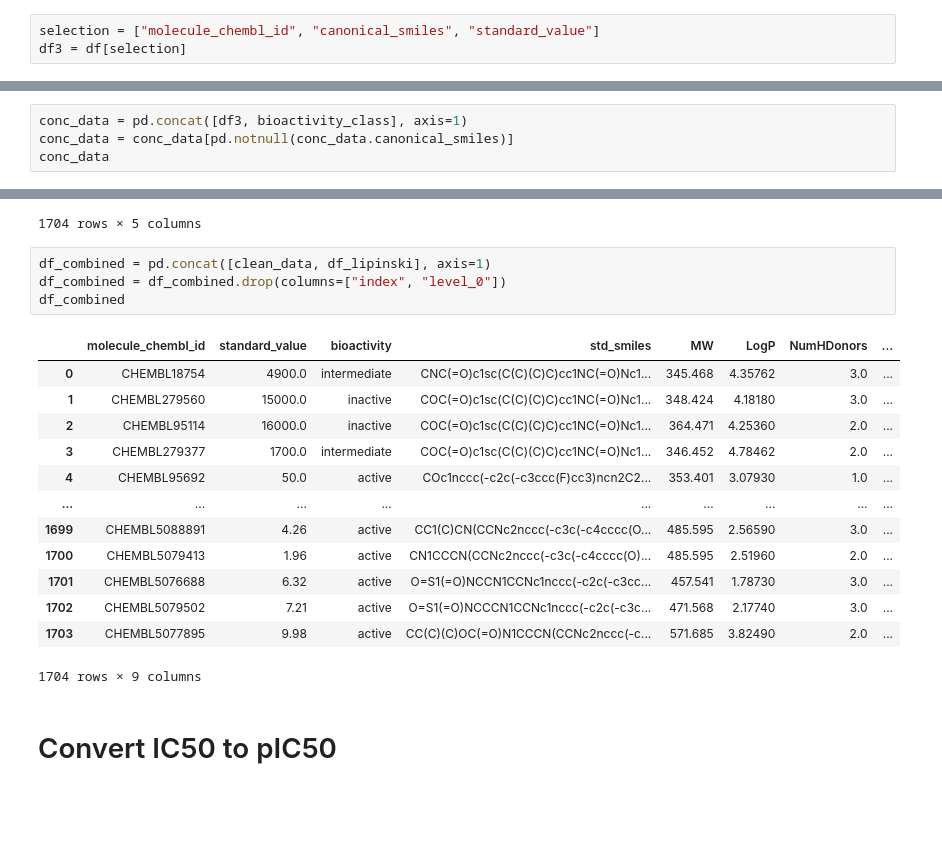
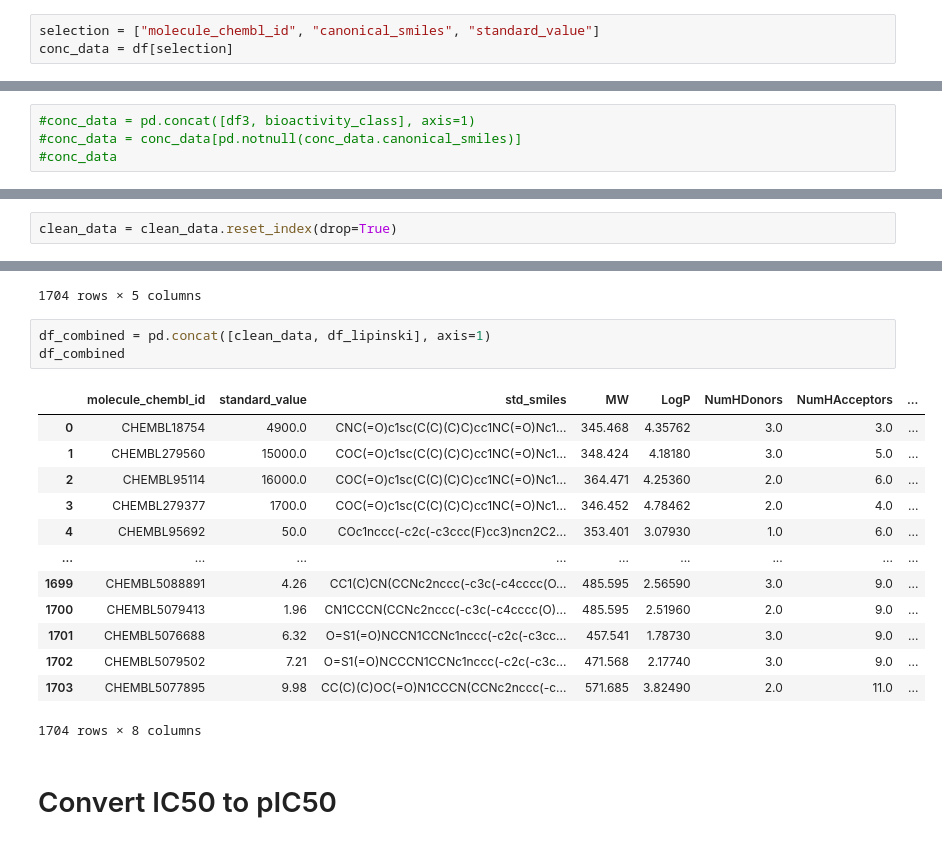
Before and after one commit to xelothi/ML-for-kinase-inhibitors-development, a Jupyter notebook: CRAF_data_preprocessing_and_EDA(.ipynb, the cells around one changed output, grey strips where cells are left out. Saved outputs shown, nothing was run; the diff lists cells and outputs as text; blank space fills up the shorter version.

```diff
--- a/CRAF_data_preprocessing_and_EDA(.ipynb
+++ b/CRAF_data_preprocessing_and_EDA(.ipynb
@@ -111,5 +113,5 @@ df2
 #  Data pre-processing of the bioactivity data
 # %%
 selection = ["molecule_chembl_id", "canonical_smiles", "standard_value"]
-df3 = df[selection]
+conc_data = df[selection]
 # %%
@@ -133,4 +122,4 @@ Name: bioactivity, Length: 1905, dtype: object
 # %%
-conc_data = pd.concat([df3, bioactivity_class], axis=1)
-conc_data = conc_data[pd.notnull(conc_data.canonical_smiles)]
-conc_data
+#conc_data = pd.concat([df3, bioactivity_class], axis=1)
+#conc_data = conc_data[pd.notnull(conc_data.canonical_smiles)]
+#conc_data
@@ -313,3 +272,5 @@ clean_data.drop(columns=["index", "level_0"])
+# %%
+clean_data = clean_data.reset_index(drop=True)
 # %%
 #def pains_remover(smi):
 #  clean = []
@@ -384,22 +343,21 @@ df_lipinski
 1704 rows × 5 columns
 # %%
 df_combined = pd.concat([clean_data, df_lipinski], axis=1)
-df_combined = df_combined.drop(columns=["index", "level_0"])
 df_combined
 # %% [output]
-|  | molecule_chembl_id | standard_value | bioactivity | std_smiles | MW | LogP | NumHDonors | ... |
-| 0 | CHEMBL18754 | 4900.0 | intermediate | CNC(=O)c1sc(C(C)(C)C)cc1NC(=O)Nc1... | 345.468 | 4.35762 | 3.0 | ... |
-| 1 | CHEMBL279560 | 15000.0 | inactive | COC(=O)c1sc(C(C)(C)C)cc1NC(=O)Nc1... | 348.424 | 4.18180 | 3.0 | ... |
-| 2 | CHEMBL95114 | 16000.0 | inactive | COC(=O)c1sc(C(C)(C)C)cc1NC(=O)Nc1... | 364.471 | 4.25360 | 2.0 | ... |
-| 3 | CHEMBL279377 | 1700.0 | intermediate | COC(=O)c1sc(C(C)(C)C)cc1NC(=O)Nc1... | 346.452 | 4.78462 | 2.0 | ... |
-| 4 | CHEMBL95692 | 50.0 | active | COc1nccc(-c2c(-c3ccc(F)cc3)ncn2C2... | 353.401 | 3.07930 | 1.0 | ... |
+|  | molecule_chembl_id | standard_value | std_smiles | MW | LogP | NumHDonors | NumHAcceptors | ... |
+| 0 | CHEMBL18754 | 4900.0 | CNC(=O)c1sc(C(C)(C)C)cc1NC(=O)Nc1... | 345.468 | 4.35762 | 3.0 | 3.0 | ... |
+| 1 | CHEMBL279560 | 15000.0 | COC(=O)c1sc(C(C)(C)C)cc1NC(=O)Nc1... | 348.424 | 4.18180 | 3.0 | 5.0 | ... |
+| 2 | CHEMBL95114 | 16000.0 | COC(=O)c1sc(C(C)(C)C)cc1NC(=O)Nc1... | 364.471 | 4.25360 | 2.0 | 6.0 | ... |
+| 3 | CHEMBL279377 | 1700.0 | COC(=O)c1sc(C(C)(C)C)cc1NC(=O)Nc1... | 346.452 | 4.78462 | 2.0 | 4.0 | ... |
+| 4 | CHEMBL95692 | 50.0 | COc1nccc(-c2c(-c3ccc(F)cc3)ncn2C2... | 353.401 | 3.07930 | 1.0 | 6.0 | ... |
 | ... | ... | ... | ... | ... | ... | ... | ... | ... |
-| 1699 | CHEMBL5088891 | 4.26 | active | CC1(C)CN(CCNc2nccc(-c3c(-c4cccc(O... | 485.595 | 2.56590 | 3.0 | ... |
-| 1700 | CHEMBL5079413 | 1.96 | active | CN1CCCN(CCNc2nccc(-c3c(-c4cccc(O)... | 485.595 | 2.51960 | 2.0 | ... |
-| 1701 | CHEMBL5076688 | 6.32 | active | O=S1(=O)NCCN1CCNc1nccc(-c2c(-c3cc... | 457.541 | 1.78730 | 3.0 | ... |
-| 1702 | CHEMBL5079502 | 7.21 | active | O=S1(=O)NCCCN1CCNc1nccc(-c2c(-c3c... | 471.568 | 2.17740 | 3.0 | ... |
-| 1703 | CHEMBL5077895 | 9.98 | active | CC(C)(C)OC(=O)N1CCCN(CCNc2nccc(-c... | 571.685 | 3.82490 | 2.0 | ... |
+| 1699 | CHEMBL5088891 | 4.26 | CC1(C)CN(CCNc2nccc(-c3c(-c4cccc(O... | 485.595 | 2.56590 | 3.0 | 9.0 | ... |
+| 1700 | CHEMBL5079413 | 1.96 | CN1CCCN(CCNc2nccc(-c3c(-c4cccc(O)... | 485.595 | 2.51960 | 2.0 | 9.0 | ... |
+| 1701 | CHEMBL5076688 | 6.32 | O=S1(=O)NCCN1CCNc1nccc(-c2c(-c3cc... | 457.541 | 1.78730 | 3.0 | 9.0 | ... |
+| 1702 | CHEMBL5079502 | 7.21 | O=S1(=O)NCCCN1CCNc1nccc(-c2c(-c3c... | 471.568 | 2.17740 | 3.0 | 9.0 | ... |
+| 1703 | CHEMBL5077895 | 9.98 | CC(C)(C)OC(=O)N1CCCN(CCNc2nccc(-c... | 571.685 | 3.82490 | 2.0 | 11.0 | ... |
-1704 rows × 9 columns
+1704 rows × 8 columns
 # %% [markdown]
 # Convert IC50 to pIC50
 # %%
```
Also changed, not shown: parts of 36 cells of this notebook.
